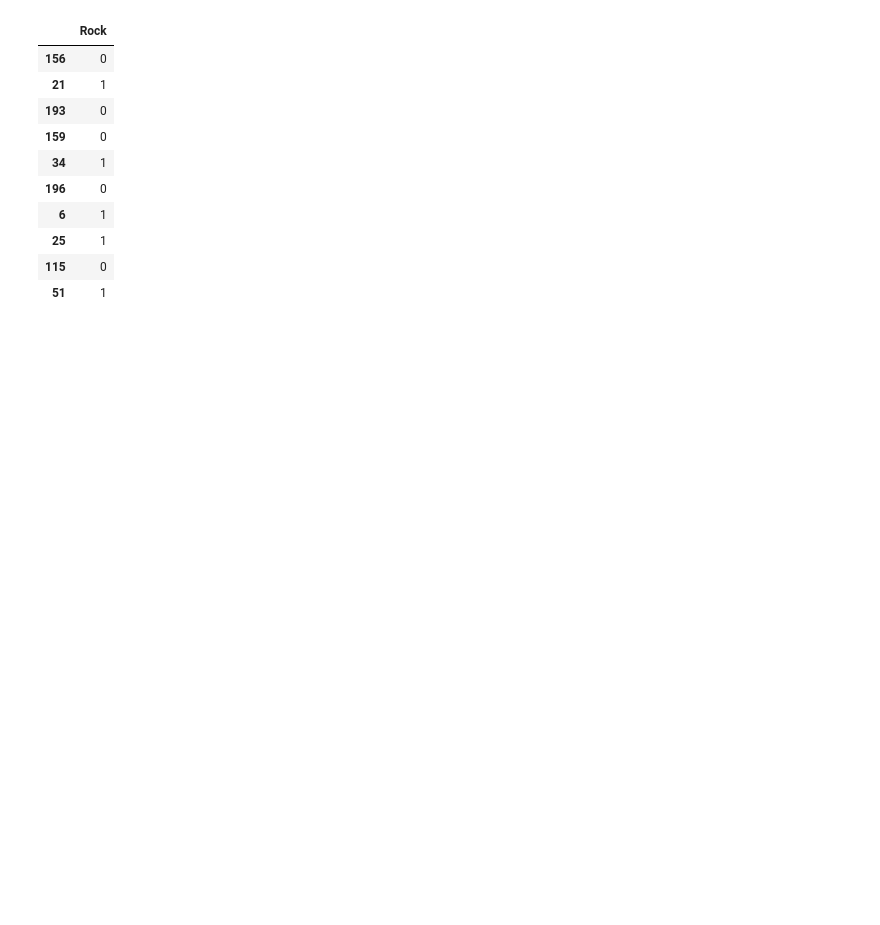
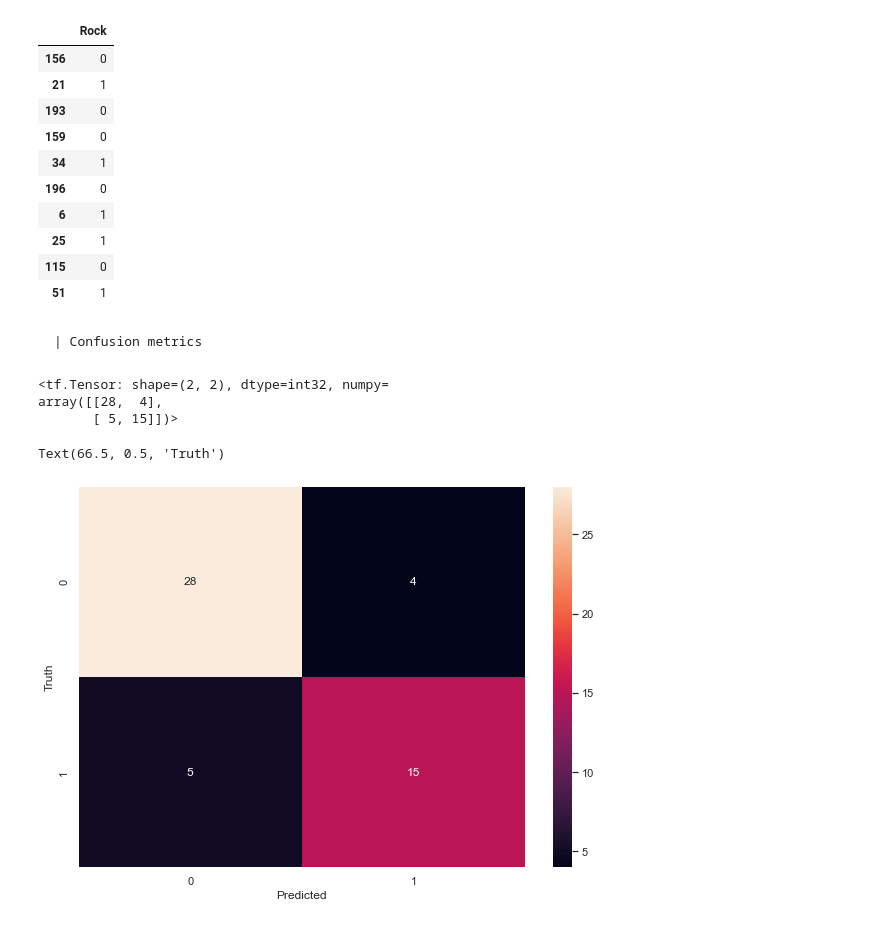
Before and after one commit to Rasel-25/Deep-Learning-Project, a Jupyter notebook: Dropout Regularization/Dropout_Regularization.ipynb, the cells around one changed output. Saved outputs shown, nothing was run; the diff lists cells and outputs as text; code cells hidden in the pictures; blank space fills up the shorter version.

```diff
--- a/Dropout Regularization/Dropout_Regularization.ipynb
+++ b/Dropout Regularization/Dropout_Regularization.ipynb
@@ -310,3 +309,21 @@ ytest[:10]
 | 25 | 1 |
 | 115 | 0 |
 | 51 | 1 |
+# %% [markdown]
+    | Confusion metrics
+# %%
+cm=tf.math.confusion_matrix(labels=ytest, predictions=y_pred)
+cm
+# %% [output]
+<tf.Tensor: shape=(2, 2), dtype=int32, numpy=
+array([[28,  4],
+       [ 5, 15]])>
+# %%
+plt.figure(figsize=(10,7))
+sns.set(style='white')
+sns.heatmap(cm,annot=True,fmt='d')
+plt.xlabel('Predicted')
+plt.ylabel('Truth')
+# %% [output]
+Text(66.5, 0.5, 'Truth')
+[figure, added]
```
Also changed, not shown: parts of 9 cells of this notebook.
